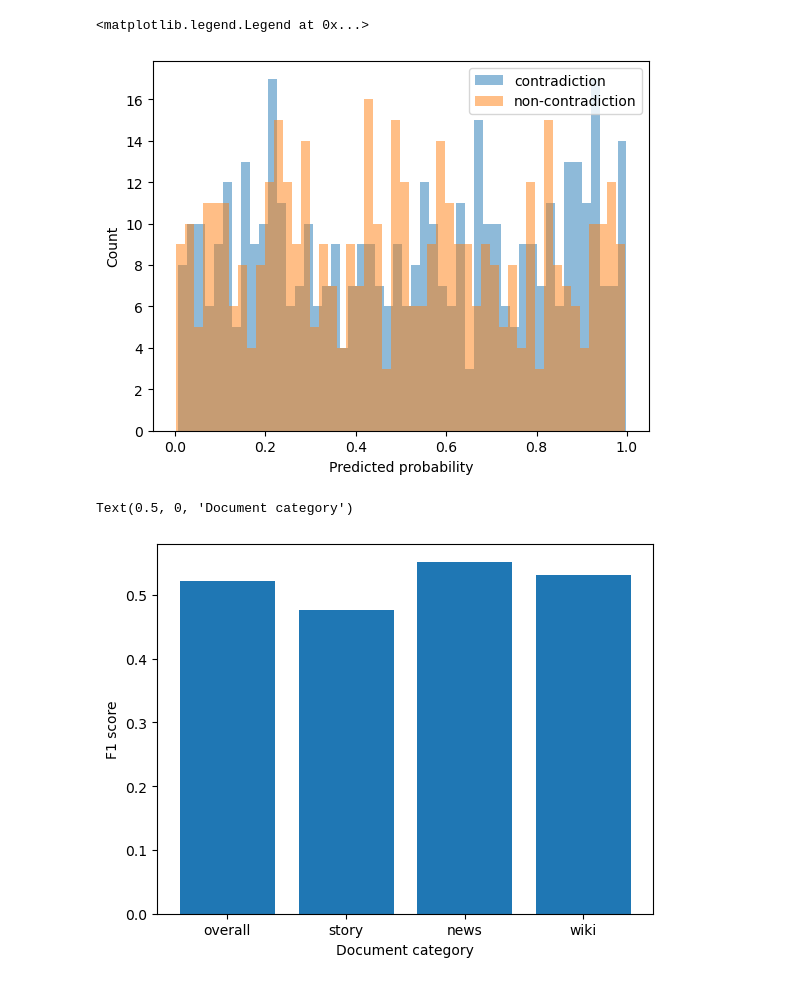
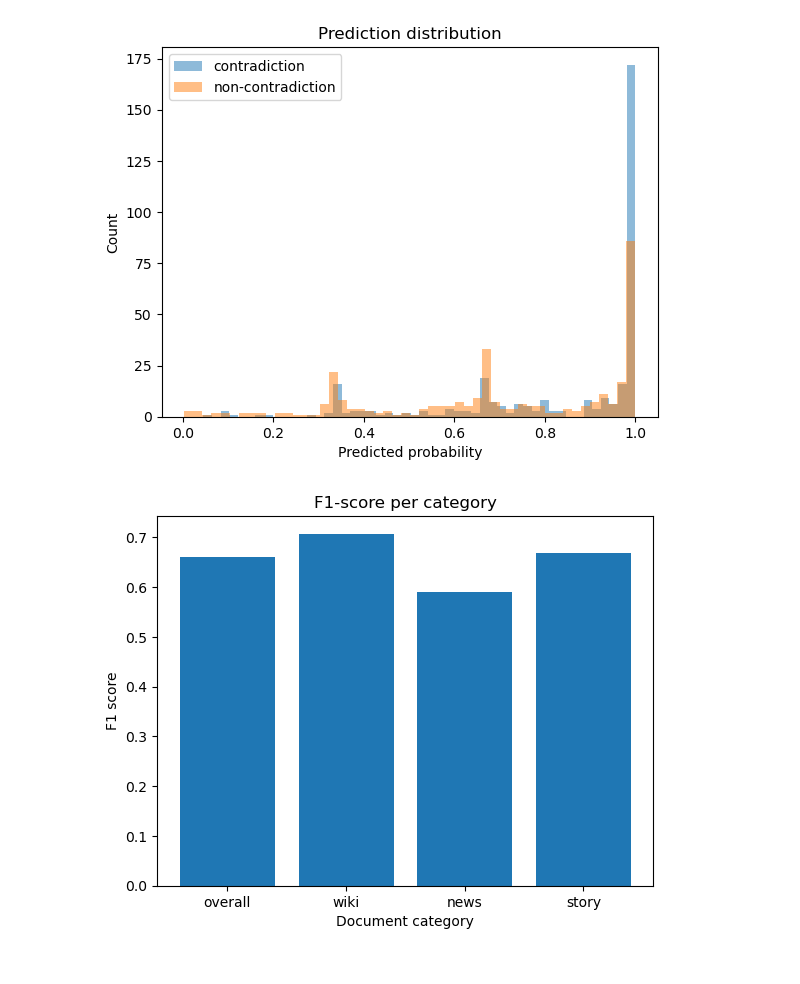
Before and after one commit to ErwinTerpstra/DocumentContradictionDetection, a Jupyter notebook: DataAnalysis.ipynb, the cells around one changed output. Saved outputs shown, nothing was run; the diff lists cells and outputs as text; code cells hidden in the pictures.

Commit message:
Sentence cluster mode, improved metrics code, three evaluation runs

```diff
--- a/DataAnalysis.ipynb
+++ b/DataAnalysis.ipynb
@@ -41,0 +80,7 @@ for doc_type in df.doc_type.unique():
+# %%
+# Load metrics
+
+#experiment_id = "baseline_sentence_nli_r1"
+#experiment_id = "baseline_sentence_nli_r2"
+experiment_id = "cluster_sentence_nli_r1"
+metrics, df = metrics_for(experiment_id)
@@ -42,5 +91,9 @@ for doc_type in df.doc_type.unique():
 # %%
+# Results overview table
+
 table = pd.DataFrame(metrics).T
+
+table.drop(columns=['confusion', 'roc', 'pr'], inplace=True)
 
 table = table.astype({ 'n': int })
 
@@ -48,10 +101,15 @@ latex = table.to_latex(
     float_format="%.3f",
     caption="Contradiction detection performance",
     label="tab:results",
-	formatters={ 'n': lambda n: str(n) }
+
 )
 
+with open(f"{output_folder}/results.tex", "w") as f:
+    f.write(latex)
+
 print(latex)
+
+table
 # %% [output]
 \begin{table}
 \caption{Contradiction detection performance}
@@ -69,0 +133,15 @@ wiki & 0.519 & 0.537 & 0.531 & 0.532 & 0.325 & 295 \\
+# %%
+# Confusion matrix table per doc type
+
+for doc_type in metrics.keys():
+    cm_df = confusion_matrix_dataframe(metrics[doc_type]['confusion'])
+    latex = cm_df.to_latex(
+        caption=f"Confusion matrix for contradiction detection ({doc_type})",
+        label="tab:confusion_matrix"
+    )
+
+    with open(f"{output_folder}/cm_{doc_type}.tex", "w") as f:
+        f.write(latex)
+
+    print(latex)
+    print()
@@ -86,4 +199,6 @@ plt.legend()
 # %%
+# Prediction distribution histogram
+
 plt.figure()
 
 plt.hist(df[df.y_true==1].p_pred, bins=50, alpha=0.5, label="contradiction")
@@ -91,18 +206,24 @@ plt.hist(df[df.y_true==0].p_pred, bins=50, alpha=0.5, label="non-contradiction")
 
 plt.xlabel("Predicted probability")
 plt.ylabel("Count")
+plt.title("Prediction distribution")
 plt.legend()
+
+plt.savefig(f"{output_folder}/histogram.jpg")
 # %% [output]
-<matplotlib.legend.Legend at 0x...>
-[figure, old version]
+[figure, new version]
 # %%
+# F1 per category graph
+
 cats = list(metrics.keys())
 f1_scores = [metrics[c]["f1"] for c in cats]
 
 plt.figure()
 plt.bar(cats, f1_scores)
 plt.ylabel("F1 score")
 plt.xlabel("Document category")
+plt.title("F1-score per category")
+
+plt.savefig(f"{output_folder}/categories.jpg")
 # %% [output]
-Text(0.5, 0, 'Document category')
-[figure, old version]
+[figure, new version]
```
Also changed, not shown: parts of 10 cells of this notebook, 34 other files.
